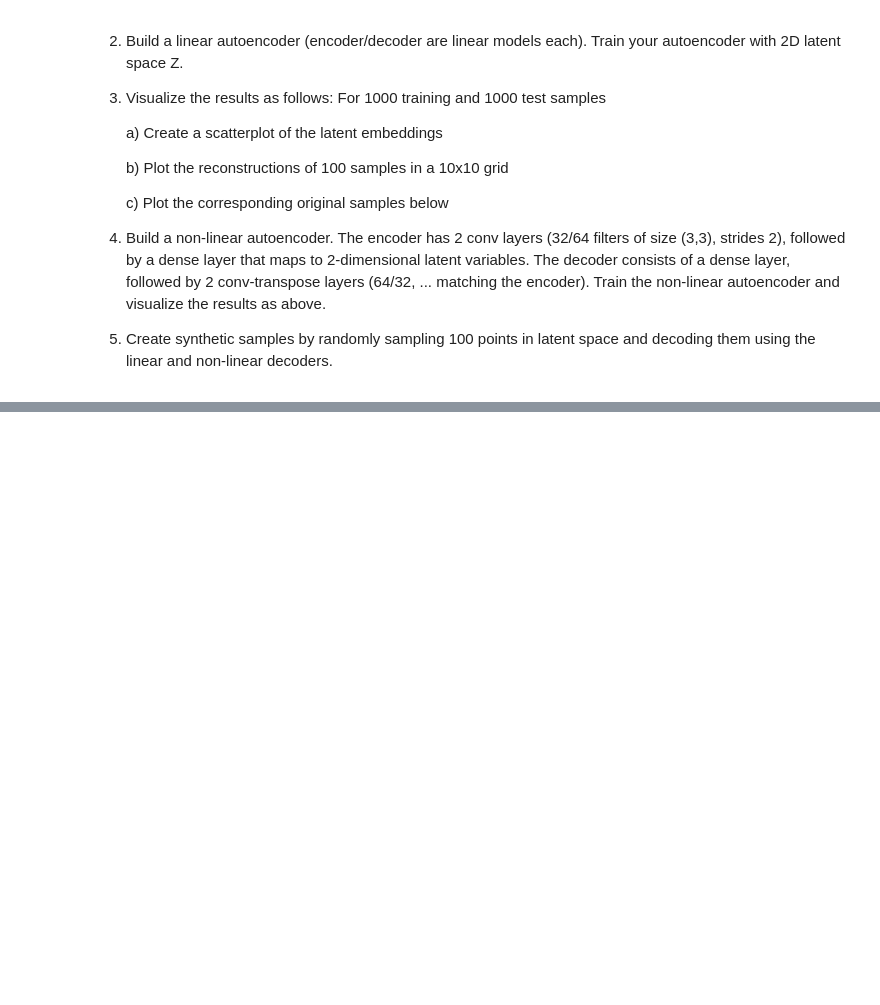
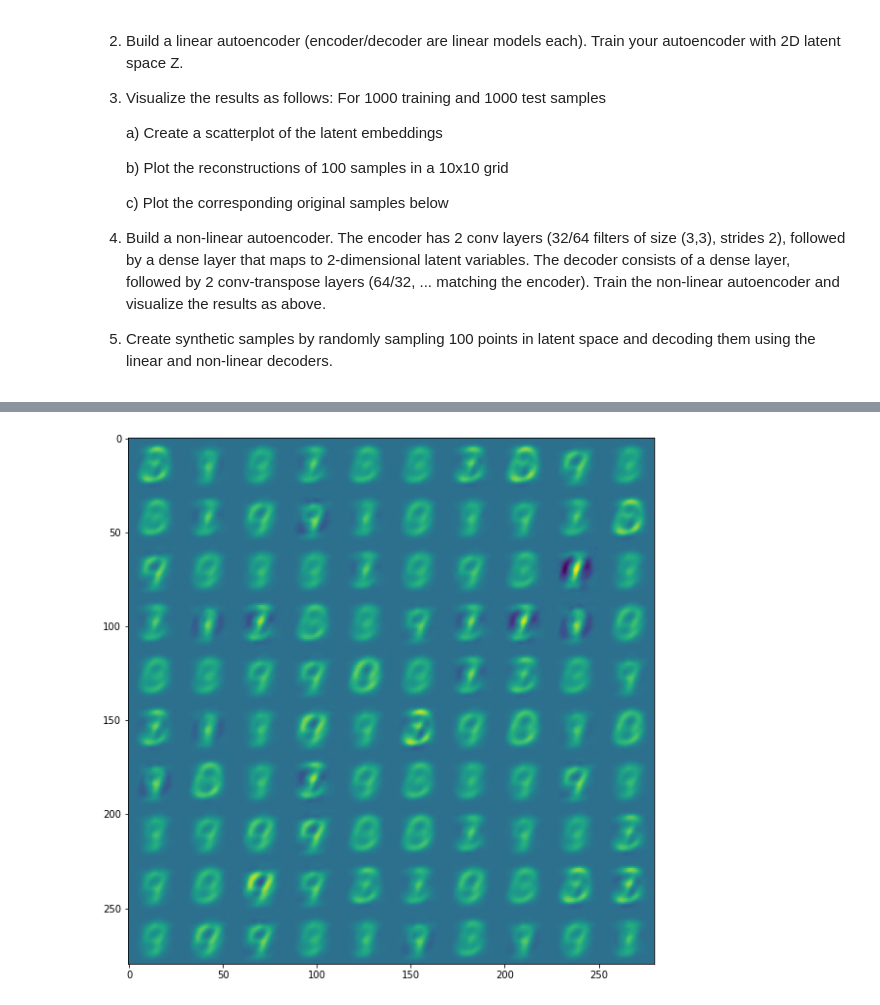
Before and after one commit to DaBauer/CAPrivacy, a Jupyter notebook: 005-AE/005-exercise5_students.ipynb, the cells around one changed output, grey strips where cells are left out. Drawn from its saved outputs; the diff is of its cells as text; code cells hidden in the pictures; blank space fills up the shorter version.

```diff
--- a/005-AE/005-exercise5_students.ipynb
+++ b/005-AE/005-exercise5_students.ipynb
@@ -326,4 +330,16 @@ visu(nl_ae)
 # %%
-# Try out linear decoder as generative model
+
+def decoder_gen (ae) :
+  enc = ae.encoder(Xtest)
+
+  samples = np.random.normal(np.mean(enc, axis=0), np.std(enc, axis=0), (100,2))
+  img = ae.decoder(samples).numpy()
+  plt.figure(figsize=(10,10))
+  plt.imshow(make_grid(img))
+# %%
+# Try out linear decoder as generative model
+decoder_gen(lin_ae, samples)
+# %% [output]
+[figure, added]
 # %%
 # Non-linear decoder as generative model
```
Also changed, not shown: parts of 13 cells of this notebook, 1 other file.
